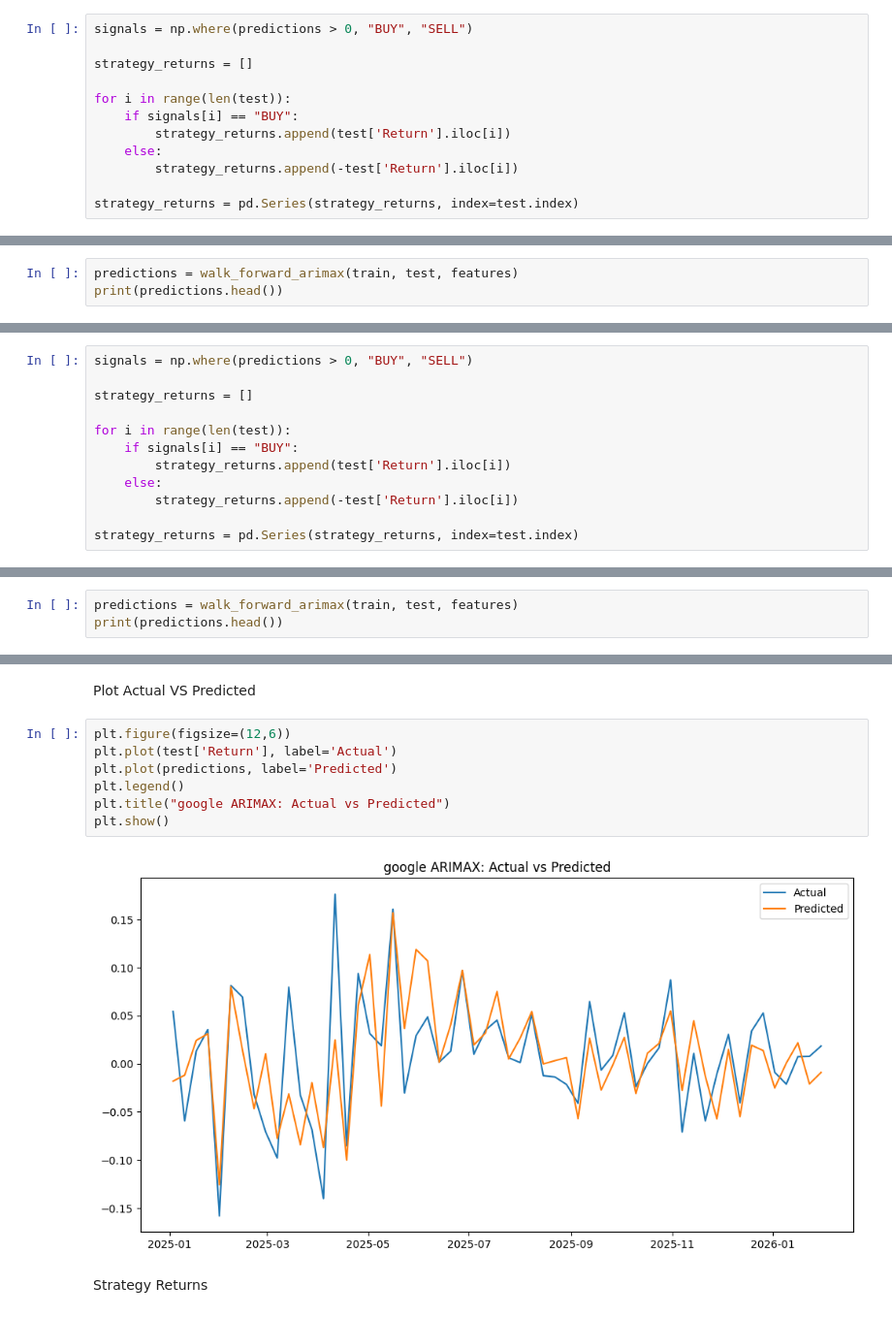
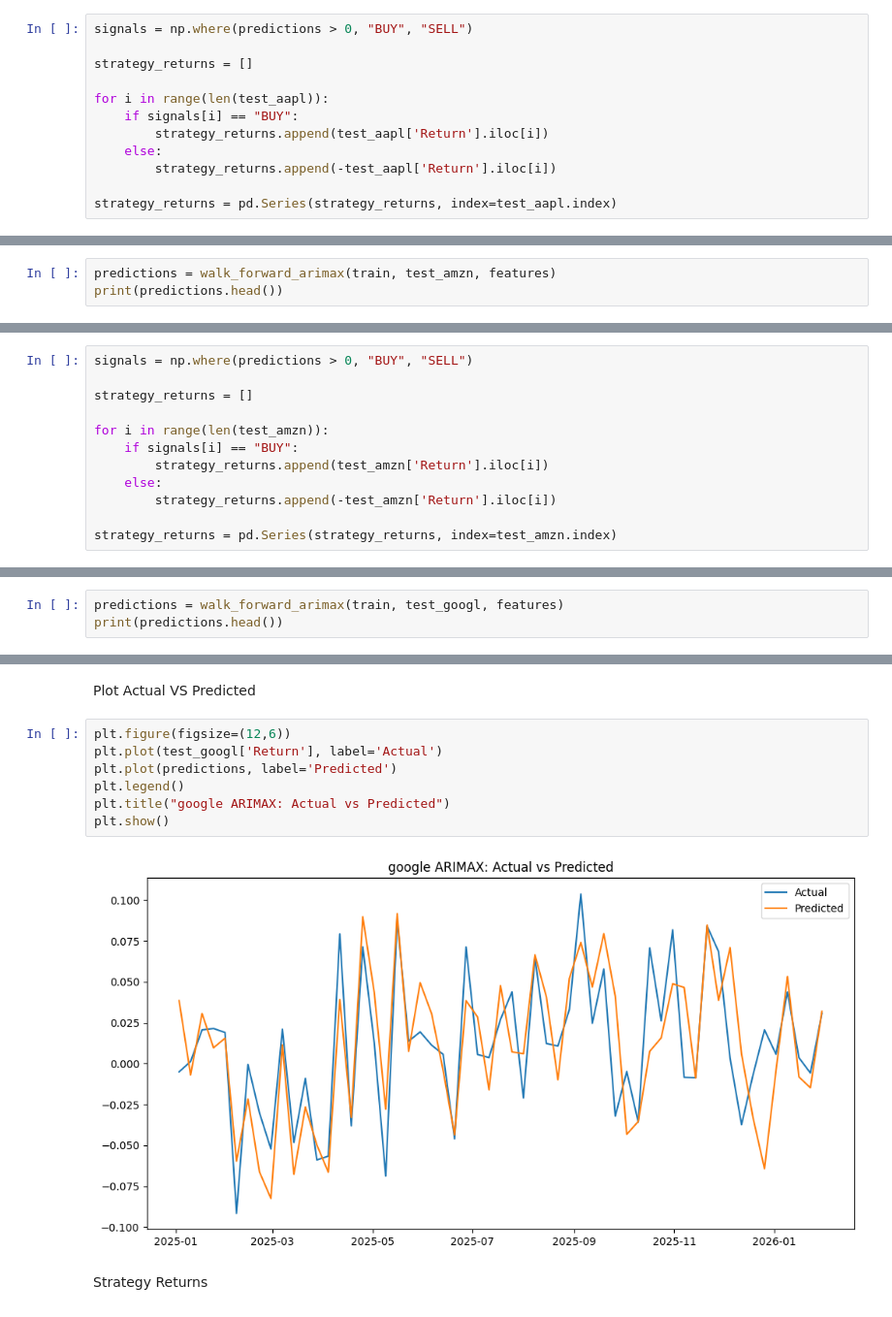
Before and after one commit to SU-IST707-SP26/group-project-algorithm-architects, a Jupyter notebook: work/Models/arima_model.ipynb, the cells around one changed output, grey strips where cells are left out. Shown at 97% size. Cells and saved outputs as stored; diff of their text form.

Commit message:
Implement ARIMAX model with portfolio strategy based on predictions

```diff
--- a/work/Models/arima_model.ipynb
+++ b/work/Models/arima_model.ipynb
@@ -186,13 +186,13 @@ signals = np.where(predictions > 0, "BUY", "SELL")
 
 strategy_returns = []
 
-for i in range(len(test)):
+for i in range(len(test_aapl)):
     if signals[i] == "BUY":
-        strategy_returns.append(test['Return'].iloc[i])
+        strategy_returns.append(test_aapl['Return'].iloc[i])
     else:
-        strategy_returns.append(-test['Return'].iloc[i])
+        strategy_returns.append(-test_aapl['Return'].iloc[i])
 
-strategy_returns = pd.Series(strategy_returns, index=test.index)
+strategy_returns = pd.Series(strategy_returns, index=test_aapl.index)
 # %% [markdown]
 Backtesting
 
@@ -327,7 +327,7 @@ def walk_forward_arimax(train, test, features):
 # %% [markdown]
 Train Model & Predict
 # %%
-predictions = walk_forward_arimax(train, test, features)
+predictions = walk_forward_arimax(train, test_amzn, features)
 print(predictions.head())
 # %% [output]
 Date
@@ -372,13 +372,13 @@ signals = np.where(predictions > 0, "BUY", "SELL")
 
 strategy_returns = []
 
-for i in range(len(test)):
+for i in range(len(test_amzn)):
     if signals[i] == "BUY":
-        strategy_returns.append(test['Return'].iloc[i])
+        strategy_returns.append(test_amzn['Return'].iloc[i])
     else:
-        strategy_returns.append(-test['Return'].iloc[i])
+        strategy_returns.append(-test_amzn['Return'].iloc[i])
 
-strategy_returns = pd.Series(strategy_returns, index=test.index)
+strategy_returns = pd.Series(strategy_returns, index=test_amzn.index)
 # %% [markdown]
 Plot Backtesting
 # %%
@@ -511,7 +511,7 @@ def walk_forward_arimax(train, test, features):
 # %% [markdown]
 Train Model & Predict
 # %%
-predictions = walk_forward_arimax(train, test, features)
+predictions = walk_forward_arimax(train, test_googl, features)
 print(predictions.head())
 # %% [output]
 Date
@@ -542,13 +542,13 @@ Directional Accuracy: 0.8070175438596491
 Plot Actual VS Predicted
 # %%
 plt.figure(figsize=(12,6))
-plt.plot(test['Return'], label='Actual')
+plt.plot(test_googl['Return'], label='Actual')
 plt.plot(predictions, label='Predicted')
 plt.legend()
 plt.title("google ARIMAX: Actual vs Predicted")
 plt.show()
 # %% [output]
-[figure, old version]
+[figure, new version]
 # %% [markdown]
 Strategy Returns
 # %%
```
Also changed, not shown: parts of 91 cells of this notebook, 3 other files.
